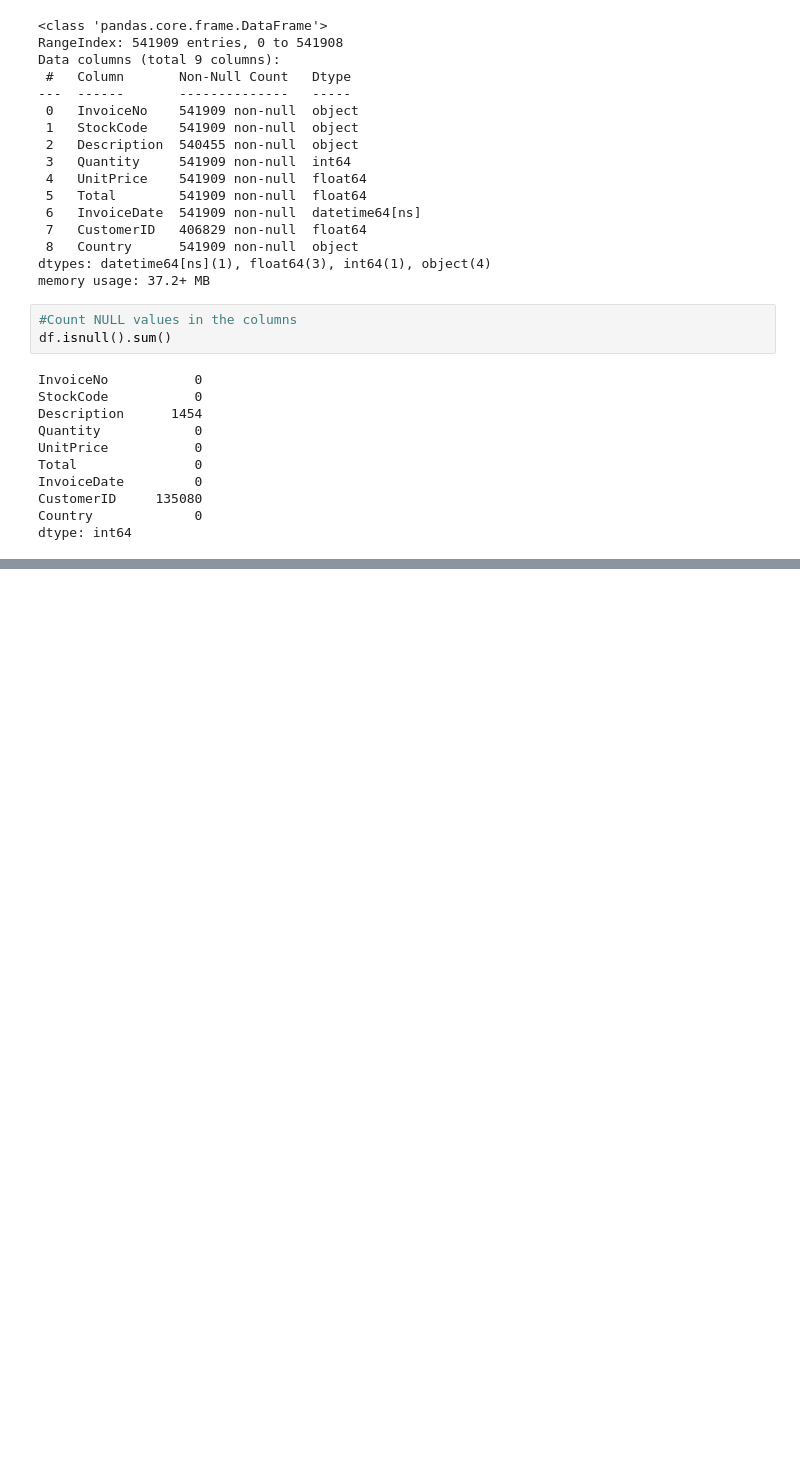
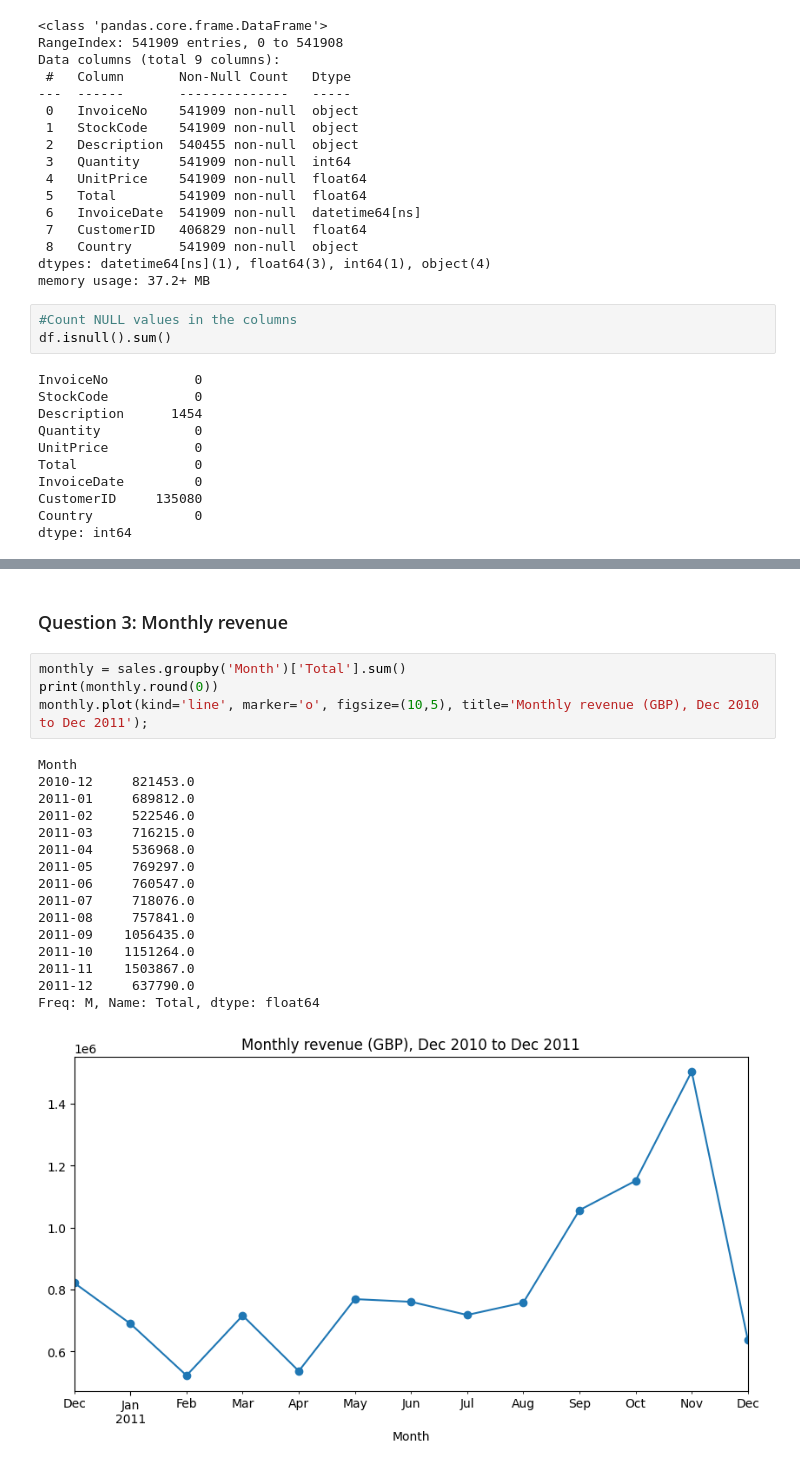
Before and after one commit to Mohamed-Elhefnawy/Online-Retail-Store-Analysis, a Jupyter notebook: Online Retail.ipynb, the cells around one changed output, grey strips where cells are left out. Cells and saved outputs as stored; diff of their text form; blank space fills up the shorter version.

```diff
--- a/Online Retail.ipynb
+++ b/Online Retail.ipynb
@@ -196,0 +218,23 @@ There are some negative values in "Quantity", "UnitPrice" and "Total" columns, s
+# %% [markdown]
+### Question 3: Monthly revenue
+# %%
+monthly = sales.groupby('Month')['Total'].sum()
+print(monthly.round(0))
+monthly.plot(kind='line', marker='o', figsize=(10,5), title='Monthly revenue (GBP), Dec 2010 to Dec 2011');
+# %% [output]
+Month
+2010-12     821453.0
+2011-01     689812.0
+2011-02     522546.0
+2011-03     716215.0
+2011-04     536968.0
+2011-05     769297.0
+2011-06     760547.0
+2011-07     718076.0
+2011-08     757841.0
+2011-09    1056435.0
+2011-10    1151264.0
+2011-11    1503867.0
+2011-12     637790.0
+Freq: M, Name: Total, dtype: float64
+[figure, added]
```
Also changed, not shown: parts of 38 cells of this notebook.
